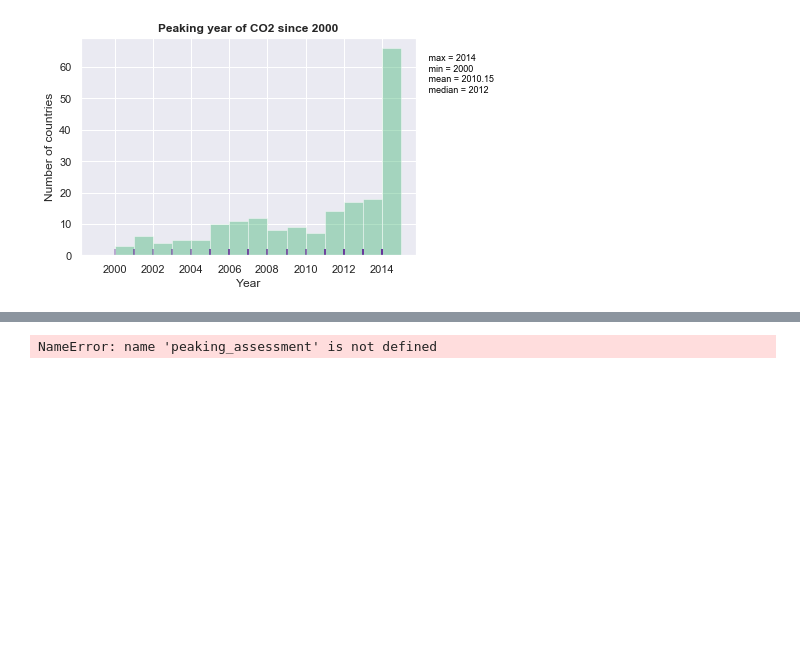
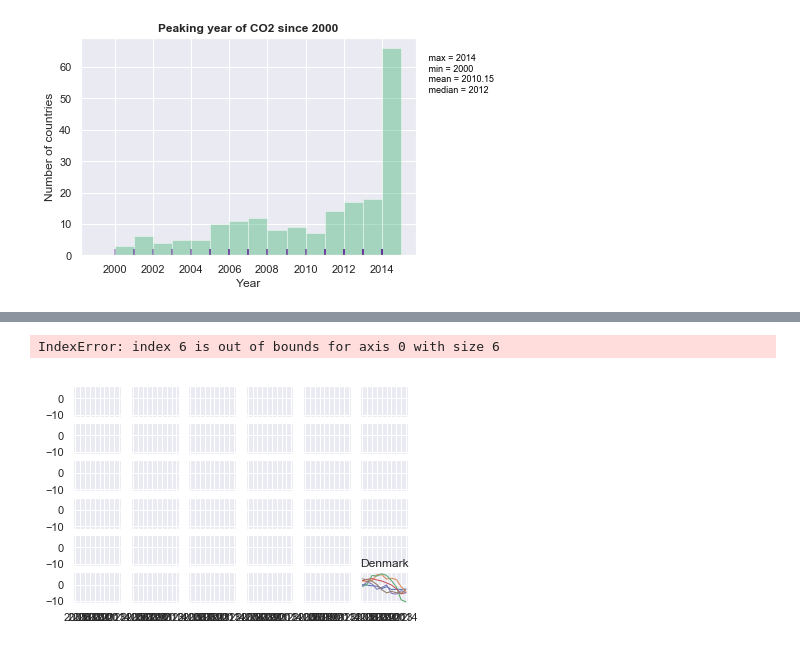
Before and after one commit to mljeffery/performance-distribution-tools, a Jupyter notebook: assess-peaking-emissions.ipynb, the cells around one changed output, grey strips where cells are left out. Cells and saved outputs as stored; diff of their text form; code cells hidden in the pictures; blank space fills up the shorter version.

Commit message:
added conditionality for assesing peaking emissions

```diff
--- a/assess-peaking-emissions.ipynb
+++ b/assess-peaking-emissions.ipynb
@@ -116,3 +137,62 @@ peaking_assessment
+# %%
+# Also need to check the results!
+
+sns.set(style="darkgrid", font_scale=1)
+
+peaked_countries = recent_trends[peaking_assessment['peaked']]
+count = 0
+nplots = len(peaked_countries)
+dim_plt = np.ceil(nplots**0.5)
+
+fig, axs = plt.subplots(int(dim_plt), int(dim_plt), sharex='all', sharey='all')
+
+for country in peaked_countries.index:
+
+    print(count)
+    print(country)
+    count += 1
+
+    axs[count] = plt.plot(peaked_countries.loc[country], linewidth=1)
+    ax.axhline(linewidth=0.5, color='k')
+
+    plt.title(to_name(country))
+
+filepath = os.path.join('output', 'plots')
+fname = ('peaking-' + country + '-' + variable + '.pdf')
+if not os.path.exists(filepath):
+    os.makedirs(filepath)
+filename = os.path.join(filepath, fname)
+plt.savefig(filename, format='pdf')
+plt.close()
+
+
+
+#     count += 1
+#     fig, ax = plt.subplot(1, 2, 1)
+#     #fig = plt.subplot(dim_plt, dim_plt, count)
+#     #fig = plt.subplot(nplots, 1, count)
+#     plt.plot(peaked_countries.loc[country], linewidth=1)
+#     ax.axhline(linewidth=0.5, color='k')
+
+#     fig, ax = plt.subplot(1, 2, 2)
+#     #fig = plt.subplot(dim_plt, dim_plt, count)
+#     #fig = plt.subplot(nplots, 1, count)
+#     plt.plot(data_years.loc[country], linewidth=1)
+#     ax.axhline(linewidth=0.5, color='k')
+
+
+#     plt.title(to_name(country))
+
+#     filepath = os.path.join('output', 'plots')
+#     fname = ('peaking-' + country + '-' + variable + '.pdf')
+#     if not os.path.exists(filepath):
+#         os.makedirs(filepath)
+#     filename = os.path.join(filepath, fname)
+#     plt.savefig(filename, format='pdf')
+#     plt.close()
+# %% [output]
+IndexError: index 6 is out of bounds for axis 0 with size 6
+[figure, added]
 # %%
 def make_histogram_peaking(df, var, unit_, start_year, end_year, save_plot=False):
 
@@ -236,5 +331,0 @@ def change_first_year(df, new_start_year):
-# %%
-del(peaking_assessment)
-peaking_assessment
-# %% [output]
-NameError: name 'peaking_assessment' is not defined
```
Also changed, not shown: parts of 10 cells of this notebook.
